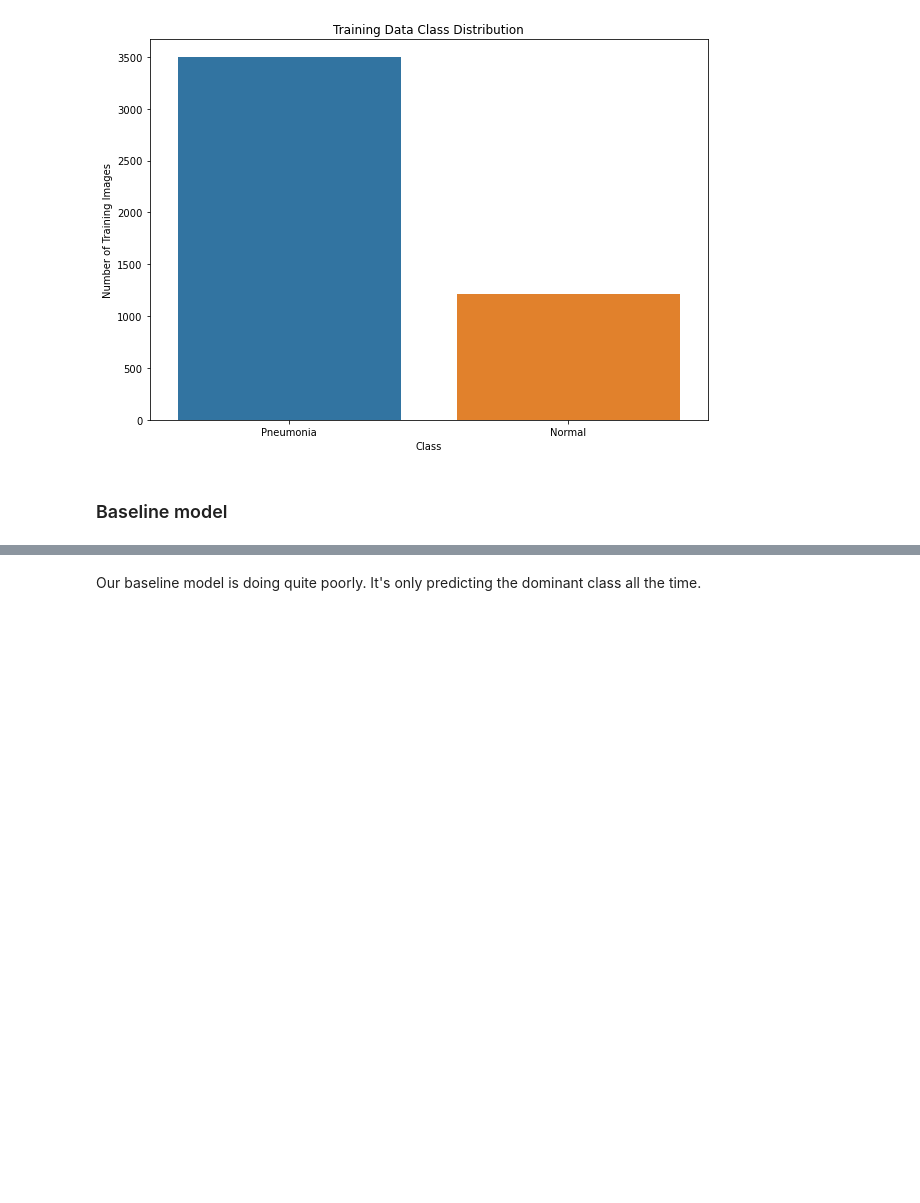
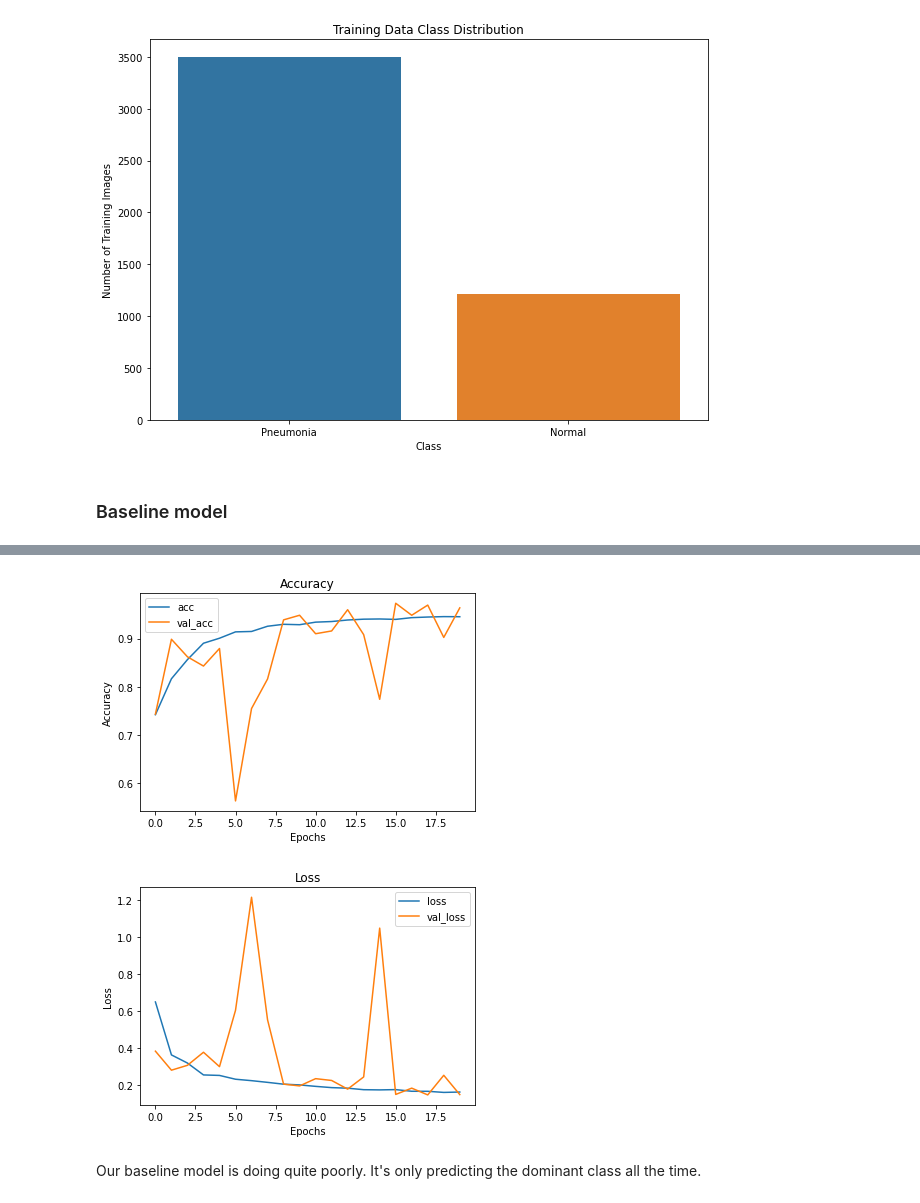
Before and after one commit to robertharrow/detecting-pneumonia-in-chest-x-rays, a Jupyter notebook: modeling.ipynb, the cells around one changed output, grey strips where cells are left out. Saved outputs shown, nothing was run; the diff lists cells and outputs as text; code cells hidden in the pictures; blank space fills up the shorter version.

```diff
--- a/modeling.ipynb
+++ b/modeling.ipynb
@@ -169,6 +205,34 @@ def evaluate_results(model, x, y):
     # f1: 2 tp / (2 tp + fp + fn)
     f1 = f1_score(y_true, y_pred)
     print('F1 score: %f' % f1)
+# %%
+def visualize_training_results(results):
+    history = results.history
+    keys = history.keys()
+    plt.figure()
+    legend = []
+    for key in keys:
+        if 'acc' in key:
+            plt.plot(history[key])
+            legend.append(key)
+    plt.legend(legend)
+    plt.title('Accuracy')
+    plt.xlabel('Epochs')
+    plt.ylabel('Accuracy')
+    plt.show()
+
+    plt.figure()
+
+    legend = []
+    for key in keys:
+        if 'loss' in key:
+            plt.plot(history[key])
+            legend.append(key)
+    plt.legend(legend)
+    plt.title('Loss')
+    plt.xlabel('Epochs')
+    plt.ylabel('Loss')
+    plt.show()
 # %%
 evaluate_results(baseline_model, val_img, val_y)
 # %% [output]
@@ -181,3 +245,8 @@ F1 score: 0.905923
+# %%
+visualize_training_results(history)
+# %% [output]
+[figure, added]
+[figure, added]
 # %% [markdown]
 Our baseline model is doing quite poorly. It's only predicting the dominant class all the time.
 # %% [markdown]
```
Also changed, not shown: parts of 59 cells of this notebook, 3 other files.
